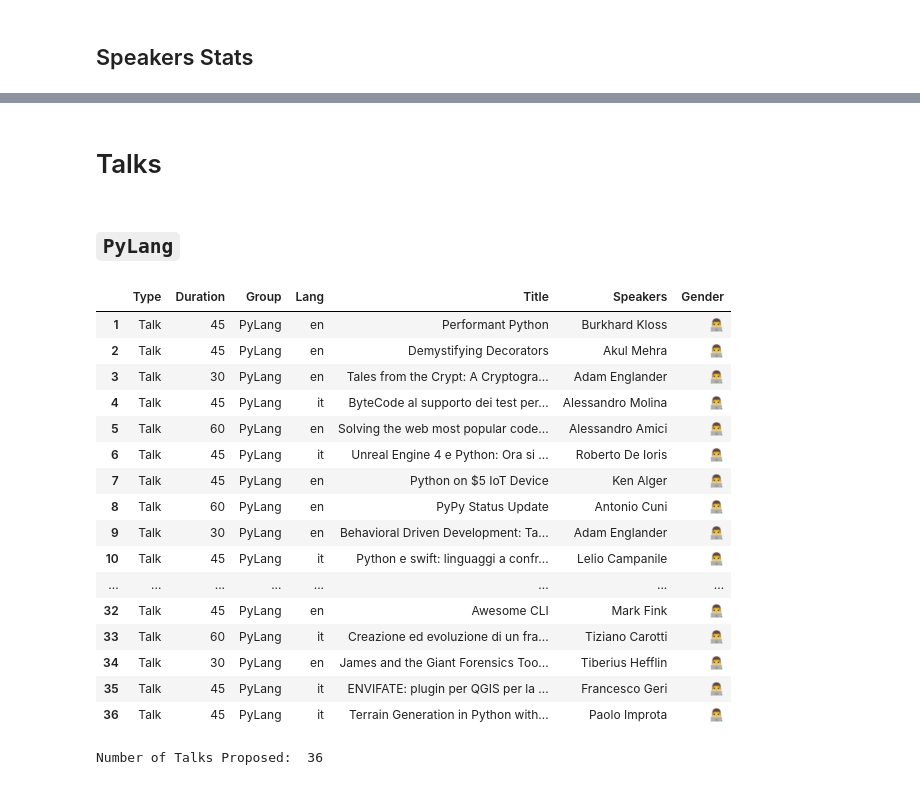
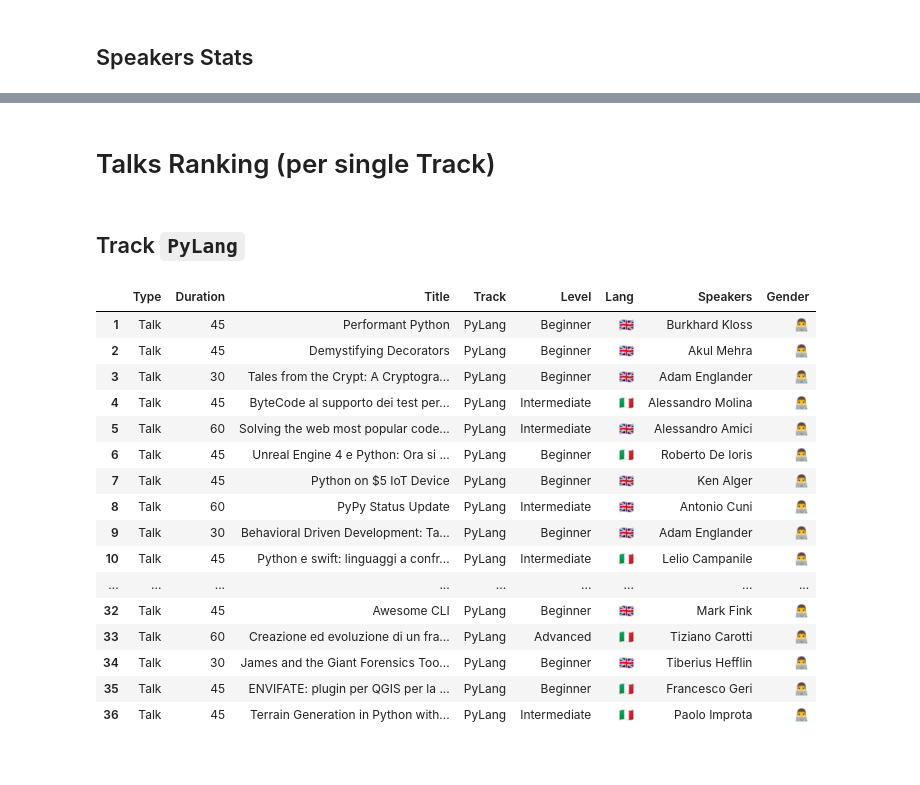
Before and after one commit to leriomaggio/pyconit-community-voting, a Jupyter notebook: Conference Talks Rankings.ipynb, the cells around one changed output, grey strips where cells are left out. Drawn from its saved outputs; the diff is of its cells as text; code cells hidden in the pictures.

```diff
--- a/Conference Talks Rankings.ipynb
+++ b/Conference Talks Rankings.ipynb
@@ -12,12 +12,15 @@ import numpy as np
 ### Absolute Ranking
 # %%
 rankings = pd.read_csv('./ranking.txt', sep='~', skiprows=1, header=0)
-
 rankings.drop('TID', axis=1, inplace=True)
 rankings.drop('Idx', axis=1, inplace=True)
 
+union_jack = '\U0001F1EC\U0001F1E7'
+tricolore = '\U0001F1EE\U0001F1F9'
+
 rankings.Gender = rankings.Gender.apply(lambda g: '+'.join('\U0001f469\u200d\U0001f4bb' if l=='female' else '\U0001f468\u200d\U0001f4bb'
                                          for l in g.split(',')))
+rankings.Lang = rankings.Lang.apply(lambda l: union_jack if l=='en' else tricolore)
 pd.set_option('display.max_rows', rankings.index.size)
 pd.set_option('display.max_colwidth', 200)
 rankings
@@ -79,3 +112,3 @@ for k in speakers:
 # %% [markdown]
 <a name="talks"></a>
-# Talks
+# Talks Ranking (per single Track)
@@ -84,29 +115,25 @@ talks = rankings[rankings['Type'].values == 'Talk']
 # %% [markdown]
 <a name="pycon"></a>
-##  `PyLang`
+##  Track `PyLang`
 # %%
-pylang = talks[talks['Group'].values == 'PyLang']
+pylang = talks[talks['Track'].values == 'PyLang']
 pylang.index = np.arange(1, pylang.index.size+1)
 pylang
 # %% [output]
-|  | Type | Duration | Group | Lang | Title | Speakers | Gender |
-| 1 | Talk | 45 | PyLang | en | Performant Python | Burkhard Kloss | 👨‍💻 |
-| 2 | Talk | 45 | PyLang | en | Demystifying Decorators | Akul Mehra | 👨‍💻 |
-| 3 | Talk | 30 | PyLang | en | Tales from the Crypt: A Cryptogra... | Adam Englander | 👨‍💻 |
-| 4 | Talk | 45 | PyLang | it | ByteCode al supporto dei test per... | Alessandro Molina | 👨‍💻 |
-| 5 | Talk | 60 | PyLang | en | Solving the web most popular code... | Alessandro Amici | 👨‍💻 |
-| 6 | Talk | 45 | PyLang | it | Unreal Engine 4 e Python: Ora si ... | Roberto De Ioris | 👨‍💻 |
-| 7 | Talk | 45 | PyLang | en | Python on $5 IoT Device | Ken Alger | 👨‍💻 |
-| 8 | Talk | 60 | PyLang | en | PyPy Status Update | Antonio Cuni | 👨‍💻 |
-| 9 | Talk | 30 | PyLang | en | Behavioral Driven Development: Ta... | Adam Englander | 👨‍💻 |
-| 10 | Talk | 45 | PyLang | it | Python e swift: linguaggi a confr... | Lelio Campanile | 👨‍💻 |
-| ... | ... | ... | ... | ... | ... | ... | ... |
-| 32 | Talk | 45 | PyLang | en | Awesome CLI | Mark Fink | 👨‍💻 |
-| 33 | Talk | 60 | PyLang | it | Creazione ed evoluzione di un fra... | Tiziano Carotti | 👨‍💻 |
-| 34 | Talk | 30 | PyLang | en | James and the Giant Forensics Too... | Tiberius Hefflin | 👨‍💻 |
-| 35 | Talk | 45 | PyLang | it | ENVIFATE: plugin per QGIS per la ... | Francesco Geri | 👨‍💻 |
-| 36 | Talk | 45 | PyLang | it | Terrain Generation in Python with... | Paolo Improta | 👨‍💻 |
+|  | Type | Duration | Title | Track | Level | Lang | Speakers | Gender |
+| 1 | Talk | 45 | Performant Python | PyLang | Beginner | 🇬🇧 | Burkhard Kloss | 👨‍💻 |
+| 2 | Talk | 45 | Demystifying Decorators | PyLang | Beginner | 🇬🇧 | Akul Mehra | 👨‍💻 |
+| 3 | Talk | 30 | Tales from the Crypt: A Cryptogra... | PyLang | Beginner | 🇬🇧 | Adam Englander | 👨‍💻 |
+| 4 | Talk | 45 | ByteCode al supporto dei test per... | PyLang | Intermediate | 🇮🇹 | Alessandro Molina | 👨‍💻 |
+| 5 | Talk | 60 | Solving the web most popular code... | PyLang | Intermediate | 🇬🇧 | Alessandro Amici | 👨‍💻 |
+| 6 | Talk | 45 | Unreal Engine 4 e Python: Ora si ... | PyLang | Beginner | 🇮🇹 | Roberto De Ioris | 👨‍💻 |
+| 7 | Talk | 45 | Python on $5 IoT Device | PyLang | Beginner | 🇬🇧 | Ken Alger | 👨‍💻 |
+| 8 | Talk | 60 | PyPy Status Update | PyLang | Intermediate | 🇬🇧 | Antonio Cuni | 👨‍💻 |
+| 9 | Talk | 30 | Behavioral Driven Development: Ta... | PyLang | Beginner | 🇬🇧 | Adam Englander | 👨‍💻 |
+| 10 | Talk | 45 | Python e swift: linguaggi a confr... | PyLang | Intermediate | 🇮🇹 | Lelio Campanile | 👨‍💻 |
+| ... | ... | ... | ... | ... | ... | ... | ... | ... |
+| 32 | Talk | 45 | Awesome CLI | PyLang | Beginner | 🇬🇧 | Mark Fink | 👨‍💻 |
+| 33 | Talk | 60 | Creazione ed evoluzione di un fra... | PyLang | Advanced | 🇮🇹 | Tiziano Carotti | 👨‍💻 |
+| 34 | Talk | 30 | James and the Giant Forensics Too... | PyLang | Beginner | 🇬🇧 | Tiberius Hefflin | 👨‍💻 |
+| 35 | Talk | 45 | ENVIFATE: plugin per QGIS per la ... | PyLang | Beginner | 🇮🇹 | Francesco Geri | 👨‍💻 |
+| 36 | Talk | 45 | Terrain Generation in Python with... | PyLang | Intermediate | 🇮🇹 | Paolo Improta | 👨‍💻 |
-# %%
-print('Number of Talks Proposed: ', pylang.index.size)
-# %% [output]
-Number of Talks Proposed:  36
```
Also changed, not shown: parts of 35 cells of this notebook, 2 other files.
